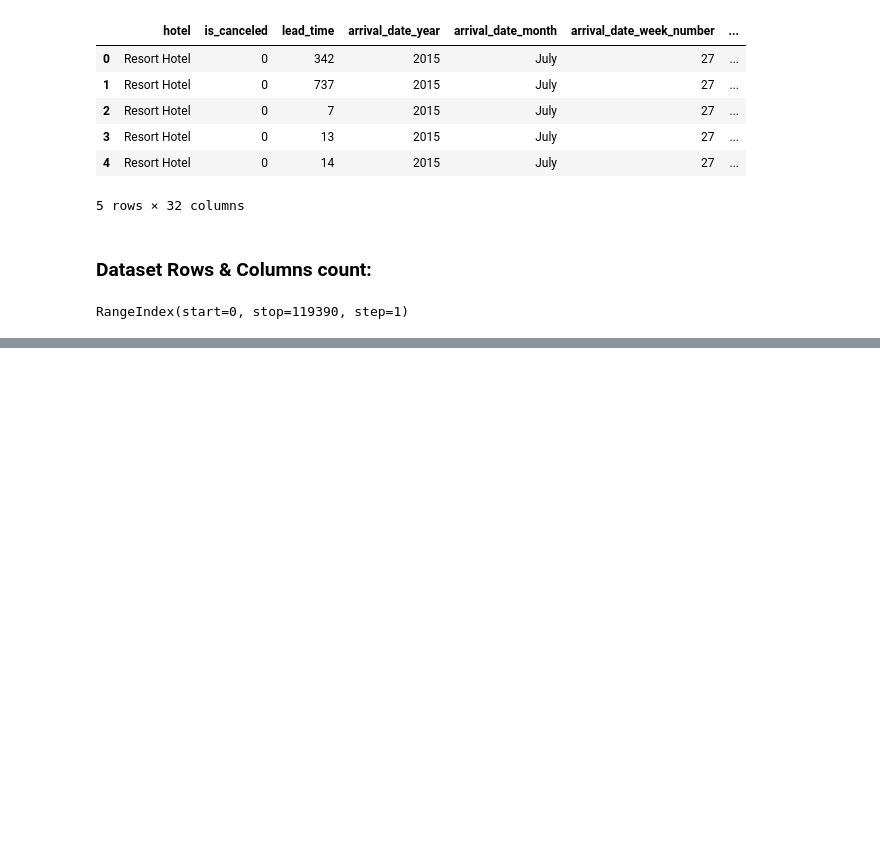
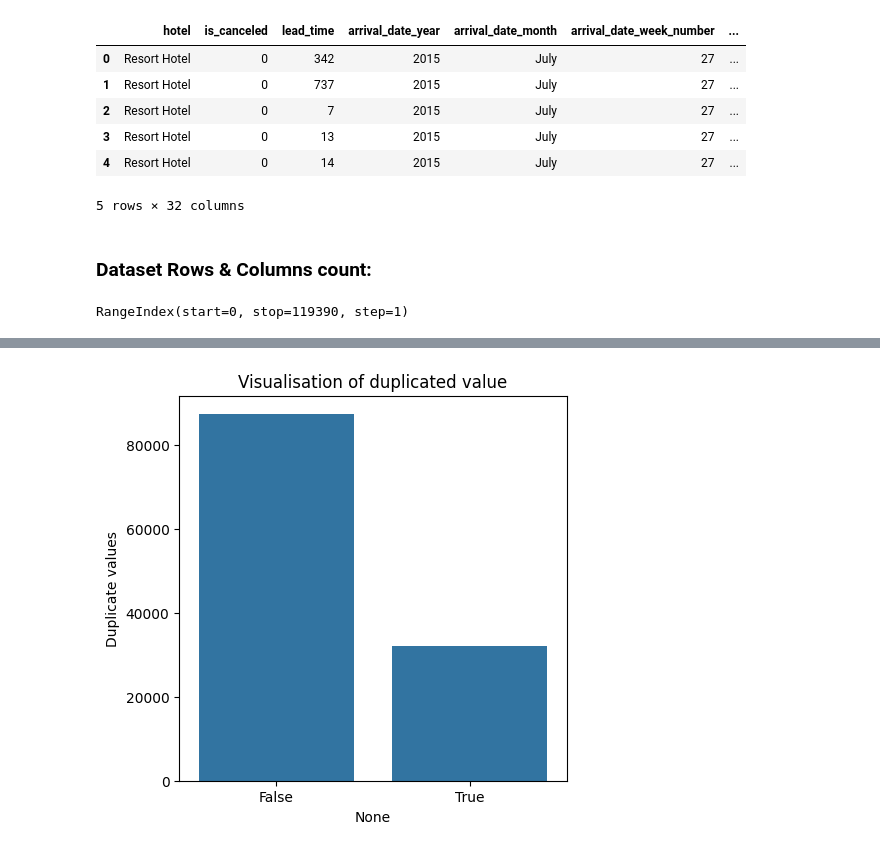
Before and after one commit to vaishnaviPatil1111/Python, a Jupyter notebook: EDA_Hotel_Booking_Project.ipynb, the cells around one changed output, grey strips where cells are left out. Cells and saved outputs as stored; diff of their text form; code cells hidden in the pictures; blank space fills up the shorter version.

```diff
--- a/EDA_Hotel_Booking_Project.ipynb
+++ b/EDA_Hotel_Booking_Project.ipynb
@@ -110,0 +121,12 @@ RangeIndex(start=0, stop=119390, step=1)
+# %%
+# Visualizing the duplicate values
+plt.figure(figsize = (5,5))
+#assigning the fig size to this countplot
+#For better Well-structured and code formatted we will use (11,9) fig size to evry chart
+
+sns.countplot(x=df.duplicated())
+plt.title('Visualisation of duplicated value')
+plt.ylabel('Duplicate values')
+plt.show()
+# %% [output]
+[figure, added]
```
Also changed, not shown: parts of 4 cells of this notebook.
